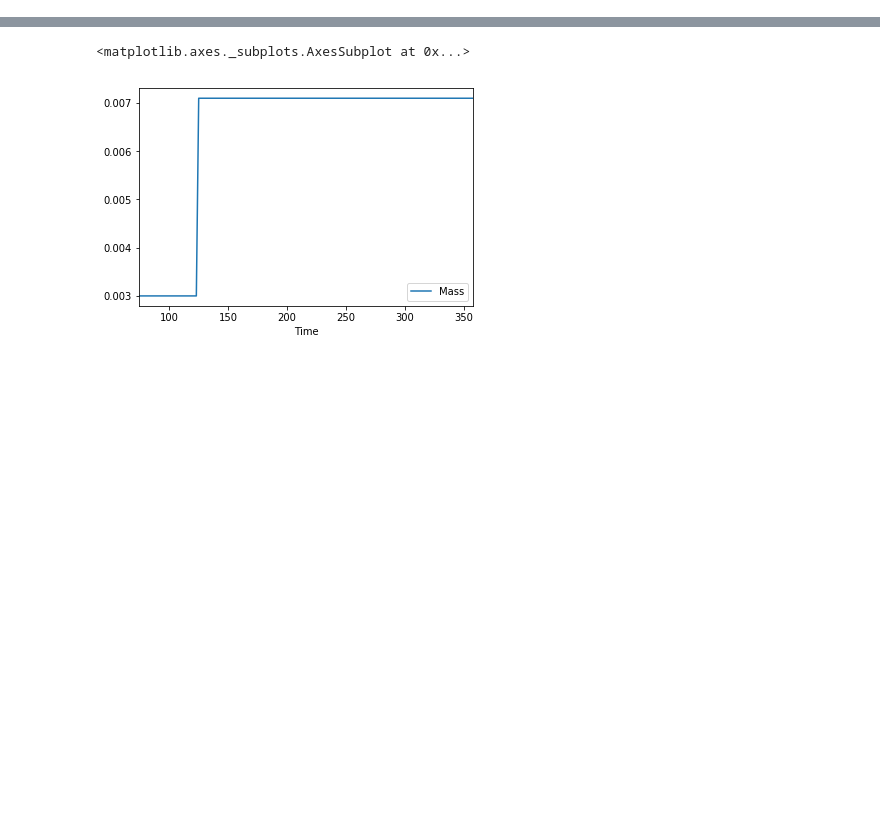
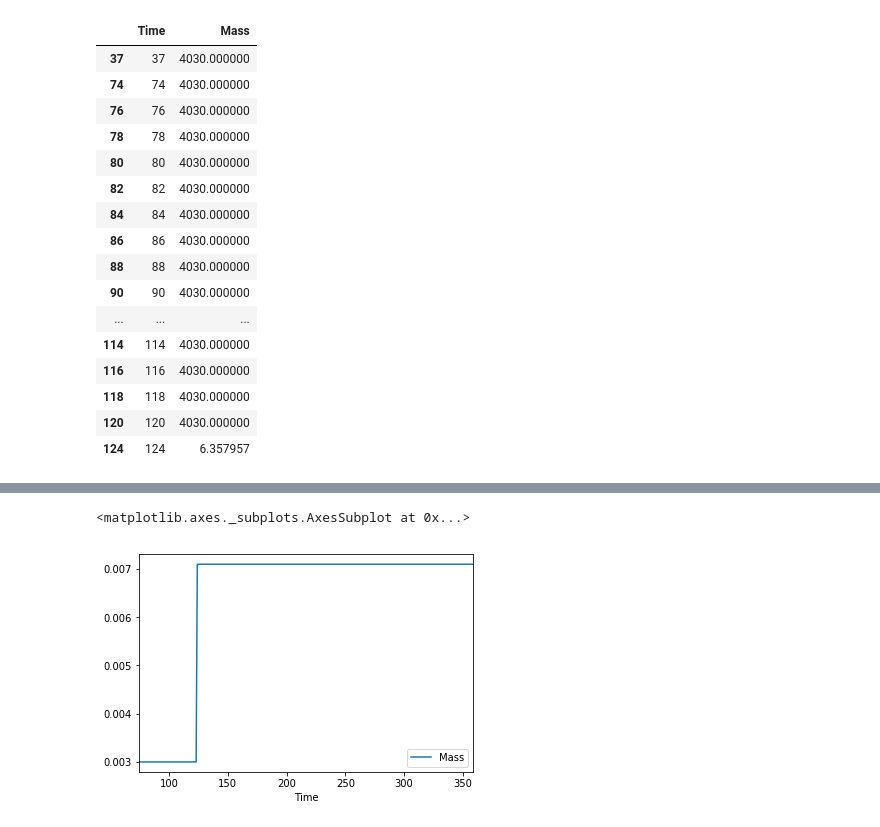
Before and after one commit to a-co/synthetic_history, a Jupyter notebook: Ref.ipynb, the cells around one changed output, grey strips where cells are left out. Saved outputs shown, nothing was run; the diff lists cells and outputs as text; code cells hidden in the pictures; blank space fills up the shorter version.

```diff
--- a/Ref.ipynb
+++ b/Ref.ipynb
@@ -36,3 +36,24 @@ cyh.TransFrac(ev=ev_, rec=['mil_enrichment'], nucs2=['235U'], nucs1=['238U']).dr
+# %%
+trans_1 = cyh.Trans(ev=ev_, send=['conversion'],rec=['mil_enrichment']).dropna()
+trans_1[trans_1['Mass'] != 0]
+# %% [output]
+|  | Time | Mass |
+| 37 | 37 | 4030.000000 |
+| 74 | 74 | 4030.000000 |
+| 76 | 76 | 4030.000000 |
+| 78 | 78 | 4030.000000 |
+| 80 | 80 | 4030.000000 |
+| 82 | 82 | 4030.000000 |
+| 84 | 84 | 4030.000000 |
+| 86 | 86 | 4030.000000 |
+| 88 | 88 | 4030.000000 |
+| 90 | 90 | 4030.000000 |
+| ... | ... | ... |
+| 114 | 114 | 4030.000000 |
+| 116 | 116 | 4030.000000 |
+| 118 | 118 | 4030.000000 |
+| 120 | 120 | 4030.000000 |
+| 124 | 124 | 6.357957 |
 # %%
 cyh.TransFrac(ev=ev_, send=['mil_enrichment'], rec=['mil_str_fiss'], nucs2=['235U'], nucs1=['238U']).dropna().plot(x='Time', y='Mass')
 # %% [output]
```
Also changed, not shown: parts of 2 cells of this notebook, 4 other files.
